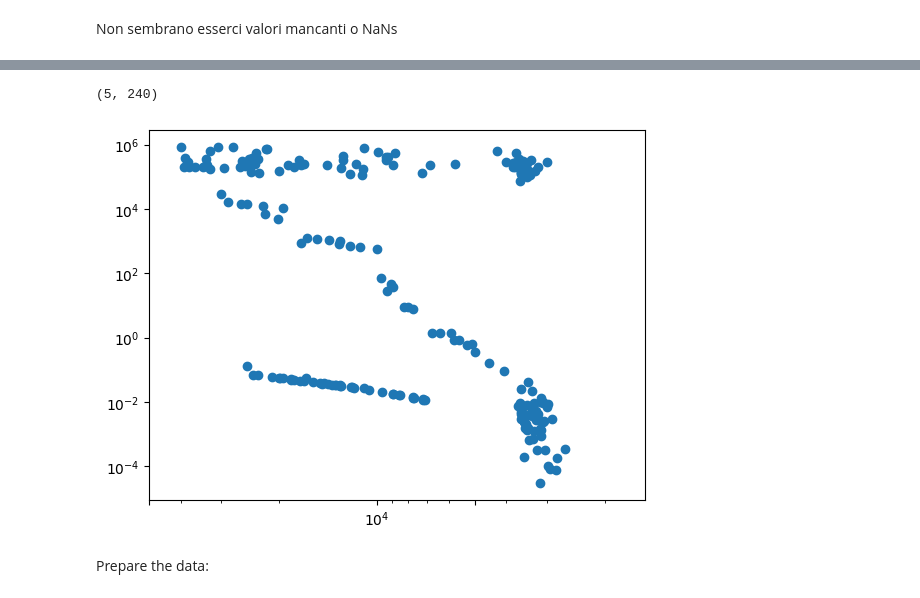
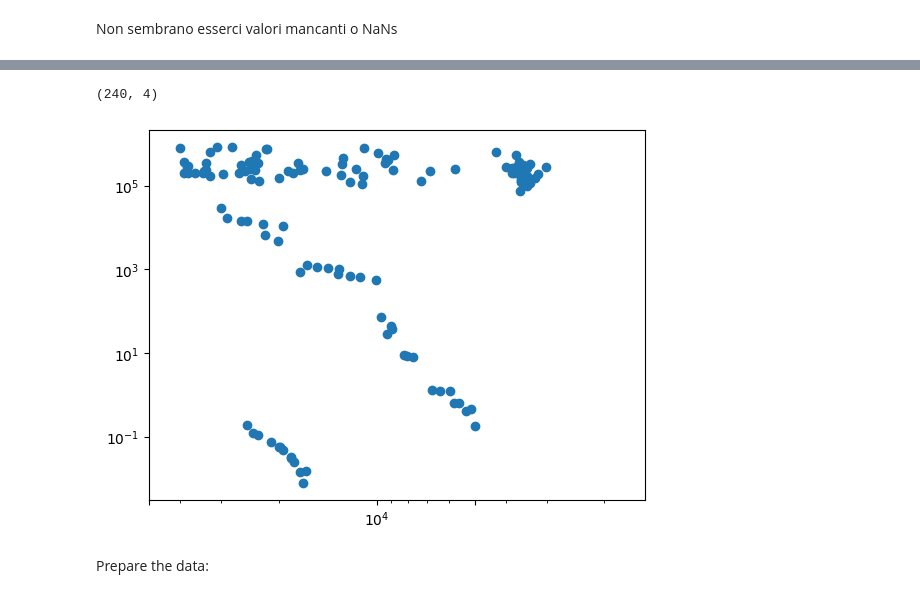
Before and after one commit to GiuliaConti/astrostatistics_bicocca_2024, a Jupyter notebook: working/E14_L15.ipynb, the cells around one changed output, grey strips where cells are left out. Drawn from its saved outputs; the diff is of its cells as text; code cells hidden in the pictures.

```diff
--- a/working/E14_L15.ipynb
+++ b/working/E14_L15.ipynb
@@ -92,5 +93,7 @@ plt.show()
 # %%
-X = np.array([df_stars['Temperature (K)'], df_stars['Luminosity(L/Lo)'], df_stars['Radius(R/Ro)'], df_stars['Absolute magnitude(Mv)'], labels])
+df_stars_data = df_stars.drop(columns=["Star color", "Star type", "Spectral Class"])
+X = np.array(df_stars_data)
+#X = np.array([df_stars['Temperature (K)'], df_stars['Luminosity(L/Lo)'], df_stars['Radius(R/Ro)'], df_stars['Absolute magnitude(Mv)'], labels])
 #print(X)
 # %%
 from sklearn.decomposition import PCA
@@ -100,7 +102,7 @@ from astroML.datasets import sdss_corrected_spectra
 from astroML.utils import pickle_results
 # %%
 pca = PCA(n_components=2) # n_components can be optionally set
-pca.fit(X)
+projected_stars = pca.fit_transform(X)
 
 eigenvalues = pca.transform(X)
 mean = pca.mean_
@@ -122,20 +131,20 @@ Expained fractional variance of data encapsulated in the eigenvalues: [0.9971608
 # %%
 Xreconstruct = mean + np.dot(eigenvalues, eigenvectors)
 print(np.shape(Xreconstruct))
 
 #evals = pca.explained_variance_ratio_
 #print('Expained fractional variance of data encapsulated in the eigenvalues: ' + str(evals))
 
-plt.scatter(Xreconstruct[0,:], Xreconstruct[1,:])
+plt.scatter(Xreconstruct[:,0], Xreconstruct[:,1])
 plt.xscale('log')
 plt.yscale('log')
 plt.xticks([5000, 10000, 50000])
 plt.xlim(5e4, 1.5e3)
 plt.show()
 plt.show()
 # %% [output]
-(5, 240)
+(240, 4)
-[figure, old version]
+[figure, new version]
 # %% [markdown]
 Prepare the data:
 # %%
```
Also changed, not shown: parts of 13 cells of this notebook.
